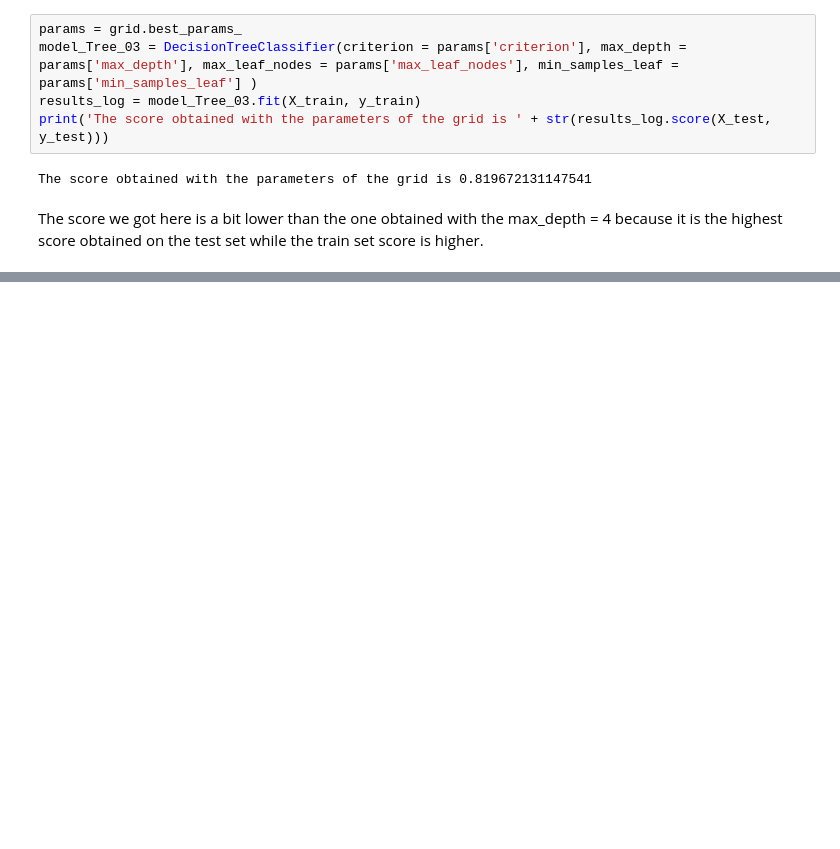
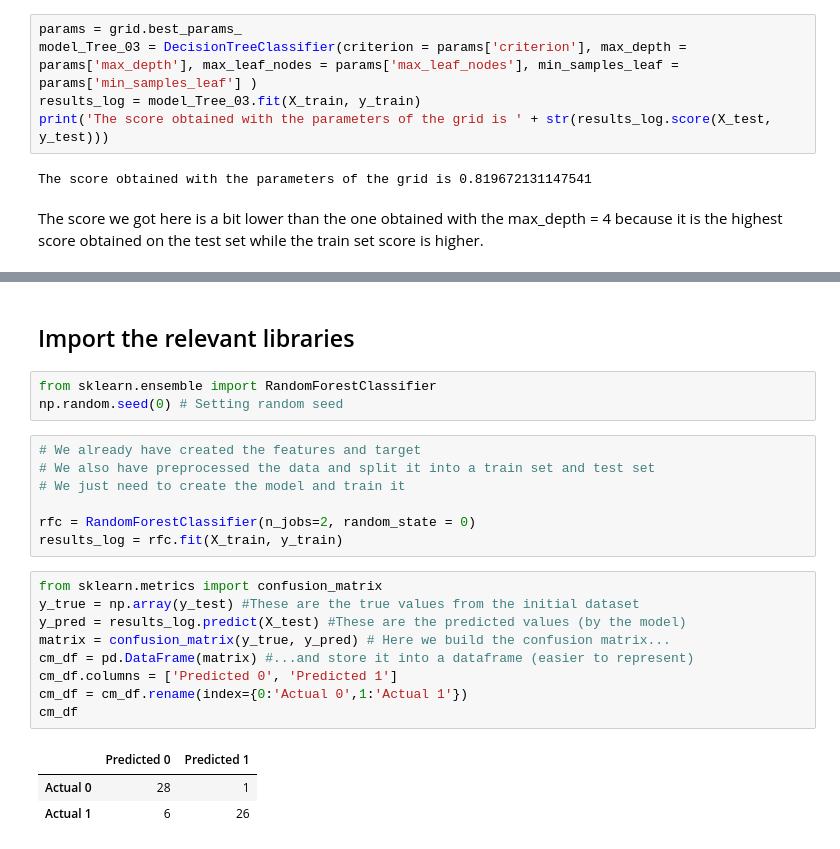
Before and after one commit to TrefleEncornet2/PortFolio, a Jupyter notebook: From Tree Classifier to Random Forest.ipynb, the cells around one changed output, grey strips where cells are left out. Cells and saved outputs as stored; diff of their text form; blank space fills up the shorter version.

Commit message:
Initialisation de la random forest

```diff
--- a/From Tree Classifier to Random Forest.ipynb
+++ b/From Tree Classifier to Random Forest.ipynb
@@ -316,0 +334,25 @@ The score we got here is a bit lower than the one obtained with the max_depth =
+# %% [markdown]
+## Import the relevant libraries
+# %%
+from sklearn.ensemble import RandomForestClassifier
+np.random.seed(0) # Setting random seed
+# %%
+# We already have created the features and target
+# We also have preprocessed the data and split it into a train set and test set
+# We just need to create the model and train it
+
+rfc = RandomForestClassifier(n_jobs=2, random_state = 0)
+results_log = rfc.fit(X_train, y_train)
+# %%
+from sklearn.metrics import confusion_matrix
+y_true = np.array(y_test) #These are the true values from the initial dataset
+y_pred = results_log.predict(X_test) #These are the predicted values (by the model)
+matrix = confusion_matrix(y_true, y_pred) # Here we build the confusion matrix...
+cm_df = pd.DataFrame(matrix) #...and store it into a dataframe (easier to represent)
+cm_df.columns = ['Predicted 0', 'Predicted 1']
+cm_df = cm_df.rename(index={0:'Actual 0',1:'Actual 1'})
+cm_df
+# %% [output]
+|  | Predicted 0 | Predicted 1 |
+| Actual 0 | 28 | 1 |
+| Actual 1 | 6 | 26 |
```
Also changed, not shown: parts of 4 cells of this notebook.
